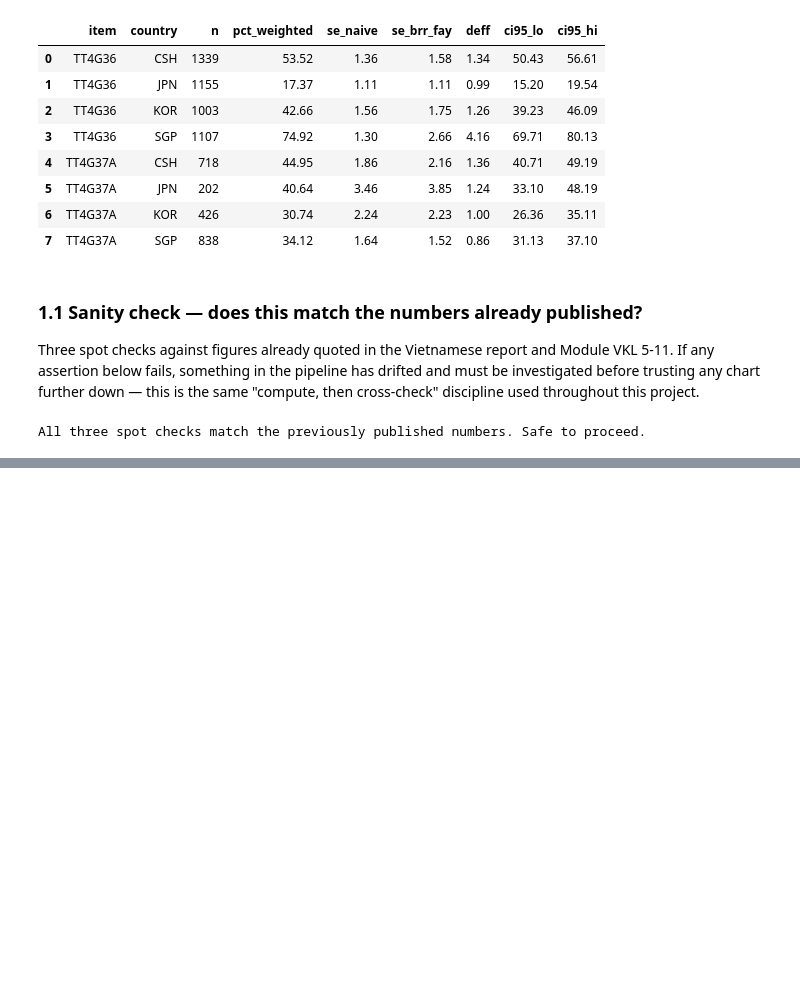
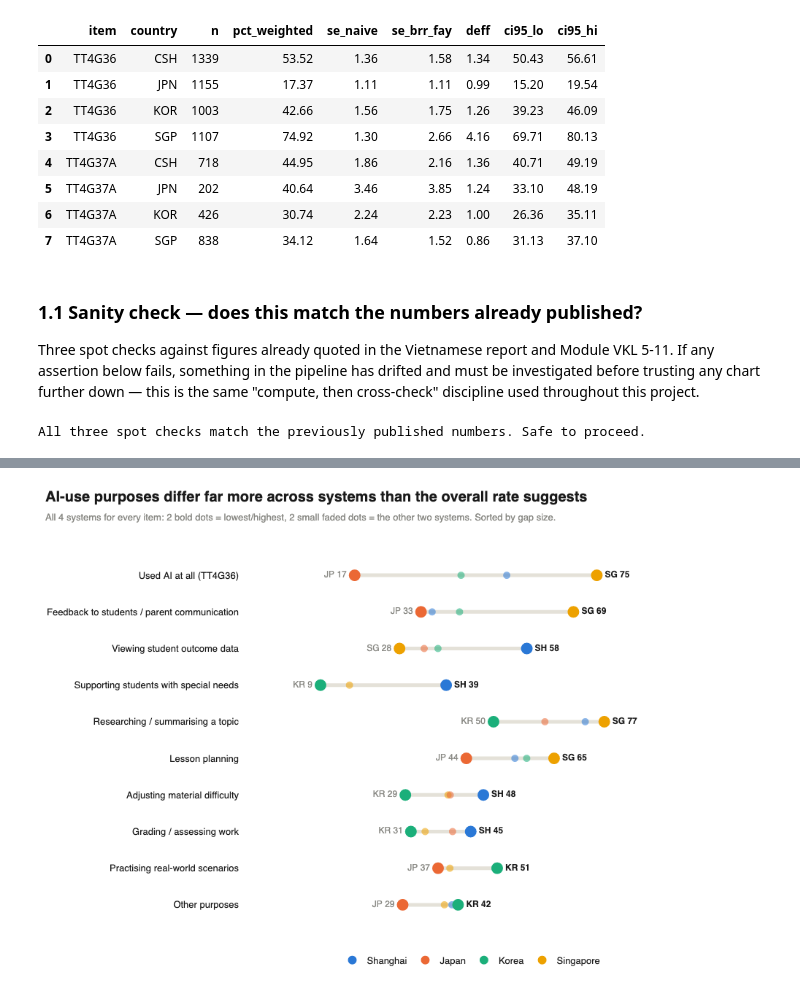
Before and after one commit to TatcataiTTN/for-Social-Science, a Jupyter notebook: SPSS/data/talis-q2-vkl-charts/Chart_Redesign_and_Data_Pipeline.ipynb, the cells around one changed output, grey strips where cells are left out. Cells and saved outputs as stored; diff of their text form; code cells hidden in the pictures; blank space fills up the shorter version.

```diff
--- a/SPSS/data/talis-q2-vkl-charts/Chart_Redesign_and_Data_Pipeline.ipynb
+++ b/SPSS/data/talis-q2-vkl-charts/Chart_Redesign_and_Data_Pipeline.ipynb
@@ -643,0 +277,37 @@ Khánh Linh's own two topics appears anywhere in this notebook.
+# %%
+
+rows = []
+for item in ITEMS:
+    s = results[results.item == item].set_index("country")
+    vv = {c: s.loc[c, "pct_weighted"] for c in COUNTRIES}
+    order_c = sorted(COUNTRIES, key=lambda c: vv[c])
+    rows.append((item, order_c, vv))
+rows.sort(key=lambda r: r[2][r[1][-1]] - r[2][r[1][0]])
+
+fig = go.Figure()
+for i, (item, order_c, vv) in enumerate(rows):
+    lo_c, hi_c = order_c[0], order_c[-1]
+    mid = order_c[1:3]
+    fig.add_trace(go.Scatter(x=[vv[lo_c], vv[hi_c]], y=[i, i], mode="lines",
+                              line=dict(color="#e4e1d8", width=5), showlegend=False, hoverinfo="skip"))
+    for c in mid:
+        fig.add_trace(go.Scatter(x=[vv[c]], y=[i], mode="markers", marker=dict(size=10, color=COL[c], opacity=0.55),
+                                  showlegend=False, hoverinfo="skip"))
+    fig.add_trace(go.Scatter(x=[vv[lo_c]], y=[i], mode="markers+text", marker=dict(size=16, color=COL[lo_c]),
+                              text=[f"{SHORT[lo_c]} {vv[lo_c]:.0f}"], textposition="middle left",
+                              textfont=dict(size=12, color=MUTED), showlegend=False))
+    fig.add_trace(go.Scatter(x=[vv[hi_c]], y=[i], mode="markers+text", marker=dict(size=16, color=COL[hi_c]),
+                              text=[f"<b>{SHORT[hi_c]} {vv[hi_c]:.0f}</b>"], textposition="middle right",
+                              textfont=dict(size=12, color=INK), showlegend=False))
+for c in COUNTRIES:
+    fig.add_trace(go.Scatter(x=[None], y=[None], mode="markers", marker=dict(size=12, color=COL[c]), name=NAME[c]))
+fig.update_layout(**layout("AI-use purposes differ far more across systems than the overall rate suggests",
+    "All 4 systems for every item: 2 bold dots = lowest/highest, 2 small faded dots = the other two systems. Sorted by gap size.",
+    height=680))
+fig.update_xaxes(visible=False, range=[-10, 100])
+fig.update_yaxes(tickmode="array", tickvals=list(range(len(rows))), ticktext=[LABEL[r[0]] for r in rows],
+                  tickfont=dict(size=13), zeroline=False, showline=False, range=[-0.6, len(rows) - 0.4])
+fig.update_layout(legend=dict(orientation="h", y=-0.06, x=0.5, xanchor="center", font=dict(size=13)))
+fig.show("png")
+# %% [output]
+[figure, added]
```
Also changed, not shown: parts of 58 cells of this notebook, 1 other file.
